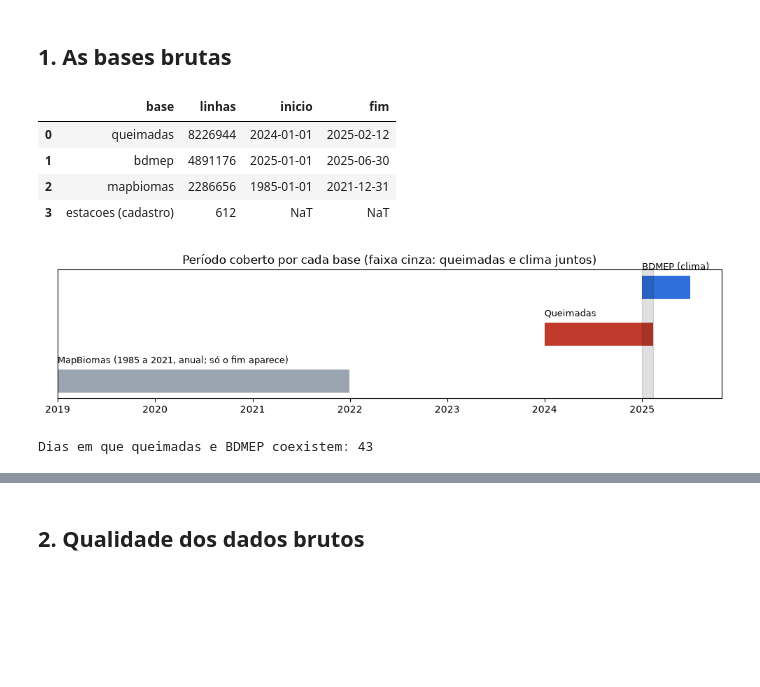
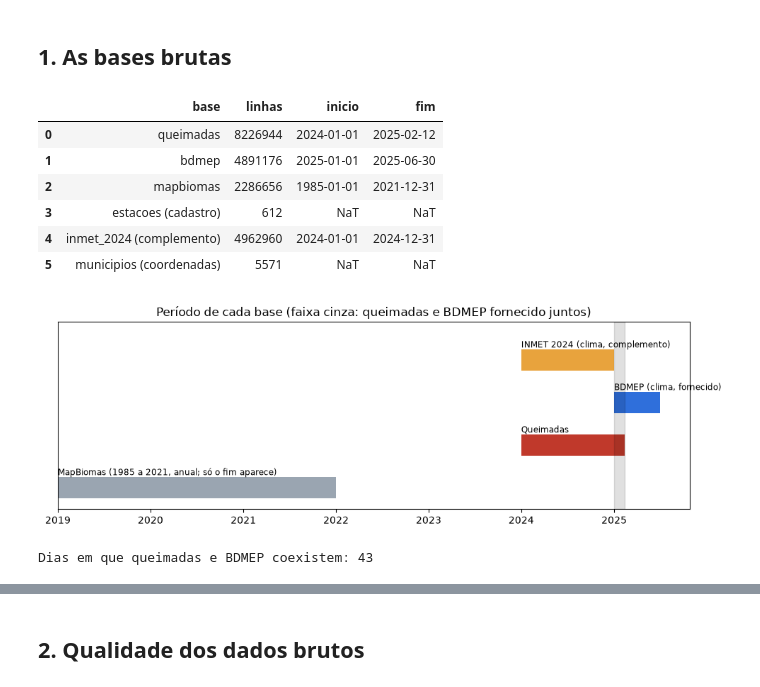
Before and after one commit to heliogil/risco-incendio-municipio, a Jupyter notebook: 01_eda.ipynb, the cells around one changed output, grey strips where cells are left out. Saved outputs shown, nothing was run; the diff lists cells and outputs as text; code cells hidden in the pictures; blank space fills up the shorter version.

```diff
--- a/01_eda.ipynb
+++ b/01_eda.ipynb
@@ -38,6 +51,8 @@ resumo = q('''
     UNION ALL SELECT 'bdmep', count(*), min(data), max(data) FROM bdmep
     UNION ALL SELECT 'mapbiomas', count(*), make_date(min(ano), 1, 1), make_date(max(ano), 12, 31) FROM mapbiomas
     UNION ALL SELECT 'estacoes (cadastro)', count(*), NULL, NULL FROM estacoes
+    UNION ALL SELECT 'inmet_2024 (complemento)', count(*), min(CAST(data AS DATE)), max(CAST(data AS DATE)) FROM inmet_2024
+    UNION ALL SELECT 'municipios (coordenadas)', count(*), NULL, NULL FROM municipios
 ''')
 resumo
 # %% [output]
@@ -46,25 +61,29 @@ resumo
 | 1 | bdmep | 4891176 | 2025-01-01 | 2025-06-30 |
 | 2 | mapbiomas | 2286656 | 1985-01-01 | 2021-12-31 |
 | 3 | estacoes (cadastro) | 612 | NaT | NaT |
+| 4 | inmet_2024 (complemento) | 4962960 | 2024-01-01 | 2024-12-31 |
+| 5 | municipios (coordenadas) | 5571 | NaT | NaT |
 # %%
-fig, eixo = plt.subplots(figsize=(10, 2.6))
+fig, eixo = plt.subplots(figsize=(10, 3.4))
 periodos = [('MapBiomas (1985 a 2021, anual; só o fim aparece)', '2019-01-01', '2021-12-31', CINZA),
             ('Queimadas', '2024-01-01', '2025-02-12', VERMELHO),
-            ('BDMEP (clima)', '2025-01-01', '2025-06-30', AZUL)]
+            ('BDMEP (clima, fornecido)', '2025-01-01', '2025-06-30', AZUL),
+            ('INMET 2024 (clima, complemento)', '2024-01-01', '2024-12-31', LARANJA)]
 for i, (nome, ini, fim, cor) in enumerate(periodos):
     ini, fim = pd.Timestamp(ini), pd.Timestamp(fim)
     eixo.barh(i, (fim - ini).days, left=ini, color=cor, height=0.5)
-    eixo.text(ini, i + 0.38, nome, fontsize=9)
+    eixo.text(ini, i + 0.3, nome, fontsize=8.5)
 eixo.axvspan(pd.Timestamp('2025-01-01'), pd.Timestamp('2025-02-12'), color='black', alpha=0.12)
 eixo.set_yticks([])
-eixo.set_title('Período coberto por cada base (faixa cinza: queimadas e clima juntos)')
+eixo.set_ylim(-0.5, len(periodos) - 0.1)
+eixo.set_title('Período de cada base (faixa cinza: queimadas e BDMEP fornecido juntos)')
 plt.tight_layout()
 plt.show()
 
 comum = q('''SELECT count(DISTINCT data) AS dias FROM bdmep
              WHERE data <= (SELECT max(CAST(data_hora AS DATE)) FROM queimadas)''')['dias'].iloc[0]
 print(f'Dias em que queimadas e BDMEP coexistem: {comum}')
 # %% [output]
-[figure, old version]
+[figure, new version]
 Dias em que queimadas e BDMEP coexistem: 43
 # %% [markdown]
```
Also changed, not shown: parts of 42 cells of this notebook, 7 other files.
